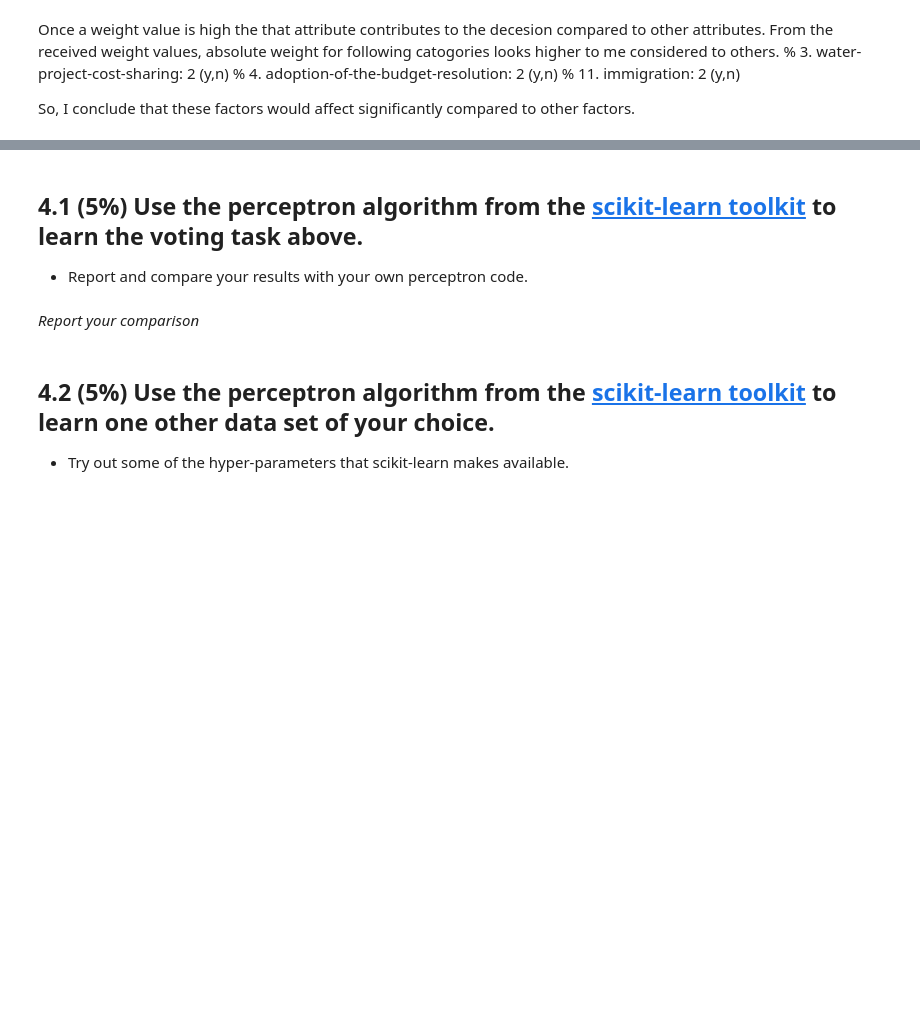
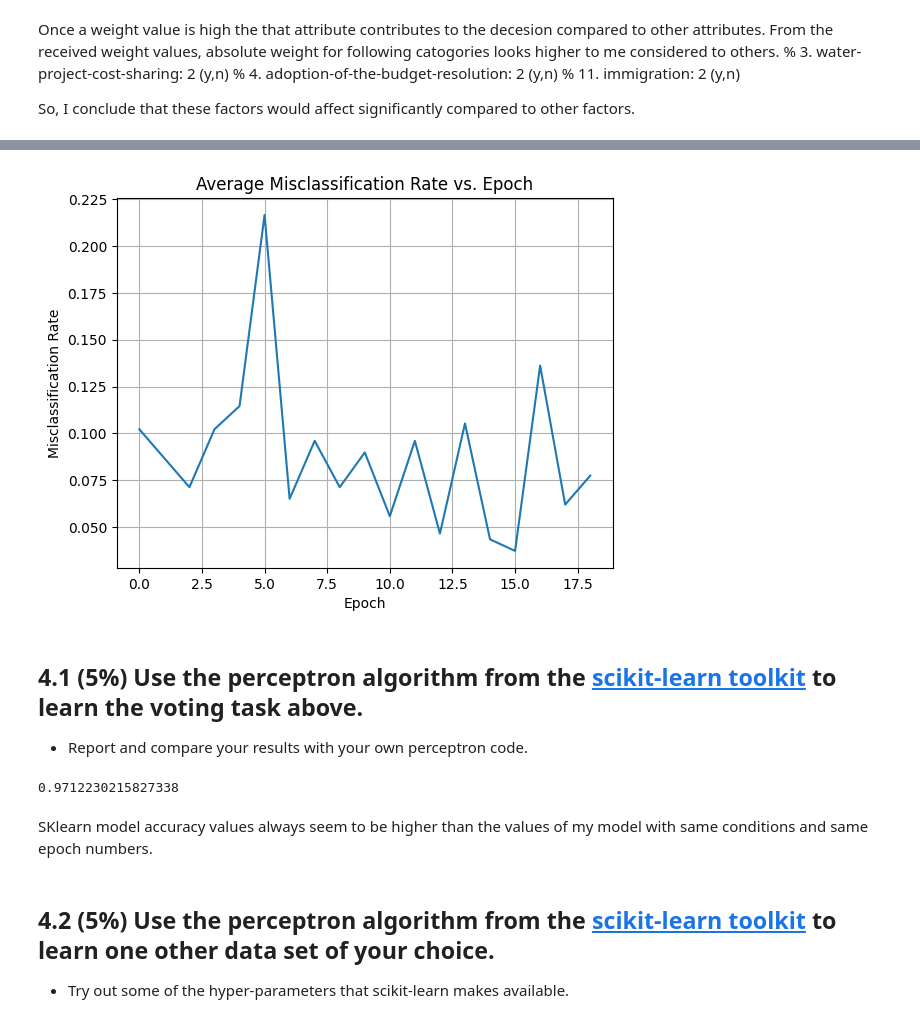
Before and after one commit to kavindukk/CS_472, a Jupyter notebook: Perceptron_Lab/lab_1_perceptron.ipynb, the cells around one changed output, grey strips where cells are left out. Saved outputs shown, nothing was run; the diff lists cells and outputs as text; code cells hidden in the pictures; blank space fills up the shorter version.

```diff
--- a/Perceptron_Lab/lab_1_perceptron.ipynb
+++ b/Perceptron_Lab/lab_1_perceptron.ipynb
@@ -373,20 +373,30 @@ So, I conclude that these factors would affect significantly compared to other f
 ![Average Misclassification Rate](https://raw.githubusercontent.com/rmorain/CS472-1/master/images/perceptron/avg_misclassification_rate_vs_epochs.png)
 # %%
 # Graph here
-
+error = list()
+for i in range(1,20):
+    xTrain, xEval = split_data(X, percentage=0.3)
+    A = PerceptronClassifier(lr=0.1, shuffle=False, epochs=i)
+    acc = A.fit(X=xTrain[:,:-1], y=xTrain[:,-1]).score(xEval[:,:-1],xEval[:,-1])
+#     acc = A.fit(X=xTrain[:,:-1], y=xTrain[:,-1]).score(xTrain[:,:-1],xTrain[:,-1])
+    error.append(1 - acc)
 
 def plot_misclassification(avg_misclassification_rate):
     """
         Plots the average misclassification rate
     Args:
         avg_misclassification_rate (array-like): A 1D array or list
     """
     plt.plot(np.arange(len(avg_misclassification_rate)), avg_misclassification_rate)
     plt.title("Average Misclassification Rate vs. Epoch")
     plt.xlabel("Epoch")
     plt.ylabel("Misclassification Rate")
     plt.grid()
     plt.show()
+
+plot_misclassification(error)
+# %% [output]
+[figure, added]
 # %% [markdown]
 ## 4.1 (5%) Use the perceptron algorithm from the [scikit-learn toolkit](https://scikit-learn.org/stable/modules/generated/sklearn.linear_model.Perceptron.html) to learn the voting task above.
 - Report and compare your results with your own perceptron code.
@@ -397,5 +403,20 @@ def plot_misclassification(avg_misclassification_rate):
-# %% [markdown]
-*Report your comparison*
+# %%
+# Load sklearn perceptron
+
+from sklearn.model_selection import train_test_split
+from sklearn.linear_model import Perceptron
+
+xTrain, xEval, yTrain, yEval = train_test_split(X[:,:-1], X[:,-1], test_size=0.3)
+
+# Train on voting dataset
+
+clf = Perceptron(max_iter=8, eta0=0.1)
+clf.fit(xTrain,yTrain)
+print(clf.score(xEval,yEval))
+# %% [output]
+0.9712230215827338
+# %% [markdown]
+SKlearn model accuracy values always seem to be higher than the values of my model with same conditions and same epoch numbers.
 # %% [markdown]
 ## 4.2 (5%) Use the perceptron algorithm from the [scikit-learn toolkit](https://scikit-learn.org/stable/modules/generated/sklearn.linear_model.Perceptron.html) to learn one other data set of your choice.
 - Try out some of the hyper-parameters that scikit-learn makes available.
```
Also changed, not shown: parts of 3 cells of this notebook.
